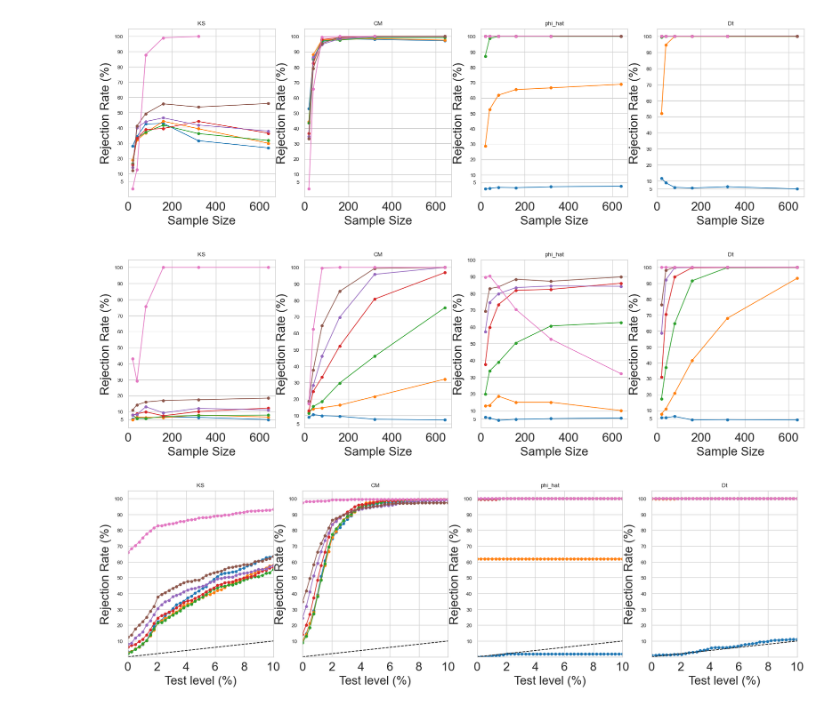
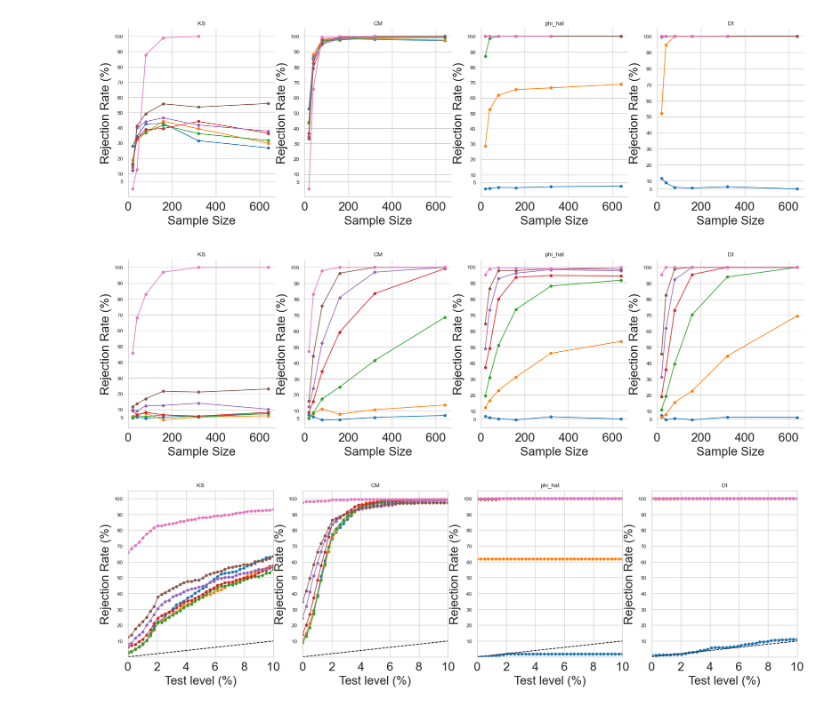
Before and after one commit to matthieubulte/GAR, a Jupyter notebook: simulation-evaluation.ipynb, the cells around one changed output. Saved outputs shown, nothing was run; the diff lists cells and outputs as text; code cells hidden in the pictures.

```diff
--- a/simulation-evaluation.ipynb
+++ b/simulation-evaluation.ipynb
@@ -88,21 +88,21 @@ plotting.plot_test_for(df_logchol, 'Dt')
 # %%
 plt.figure(figsize=(20,5))
 plt.subplot(1,4,1)
 plt.title('KS')
-plotting.plot_test_for(df_ser_dep_w, 'KS')
+plotting.plot_test_for(df_ser_dep_r, 'KS')
 plt.subplot(1,4,2)
 plt.title('CM')
-plotting.plot_test_for(df_ser_dep_w, 'CM')
+plotting.plot_test_for(df_ser_dep_r, 'CM')
 
 
 plt.subplot(1,4,3)
 plt.title('phi_hat')
-plotting.plot_test_for(df_ours_w, 'phi_hat', onesided=True)
+plotting.plot_test_for(df_ours_r, 'phi_hat', onesided=True)
 plt.subplot(1,4,4)
 plt.title('Dt')
-plotting.plot_test_for(df_ours_w, 'Dt')
+plotting.plot_test_for(df_ours_r, 'Dt')
 # %% [output]
-[figure, old version]
+[figure, new version]
 # %%
 
 samplesize = 80
```
Also changed, not shown: 2 other files.
